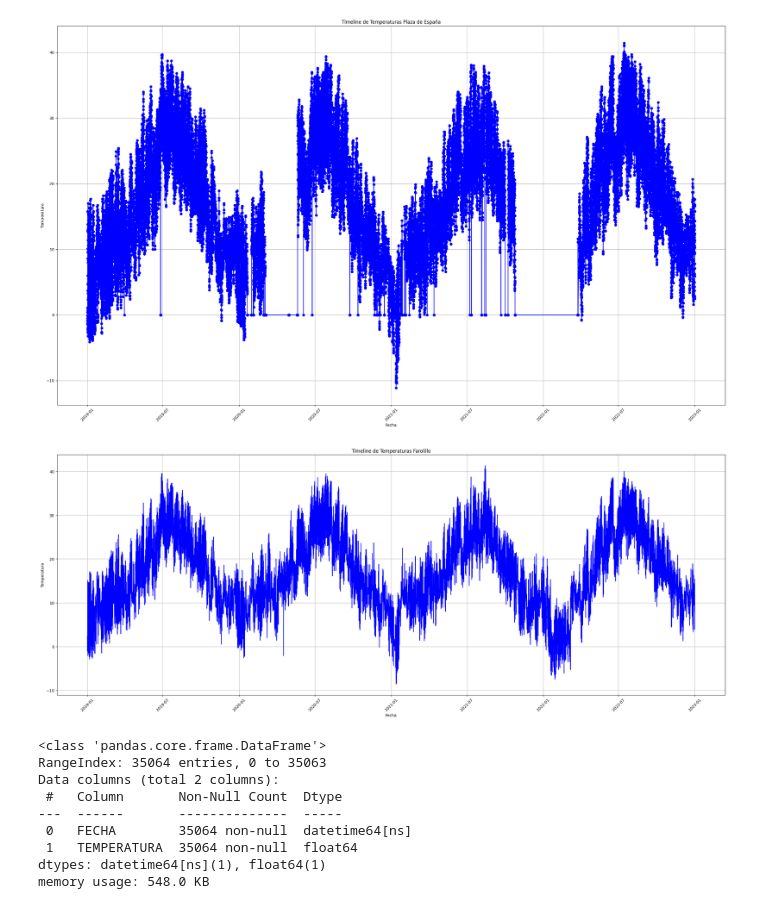
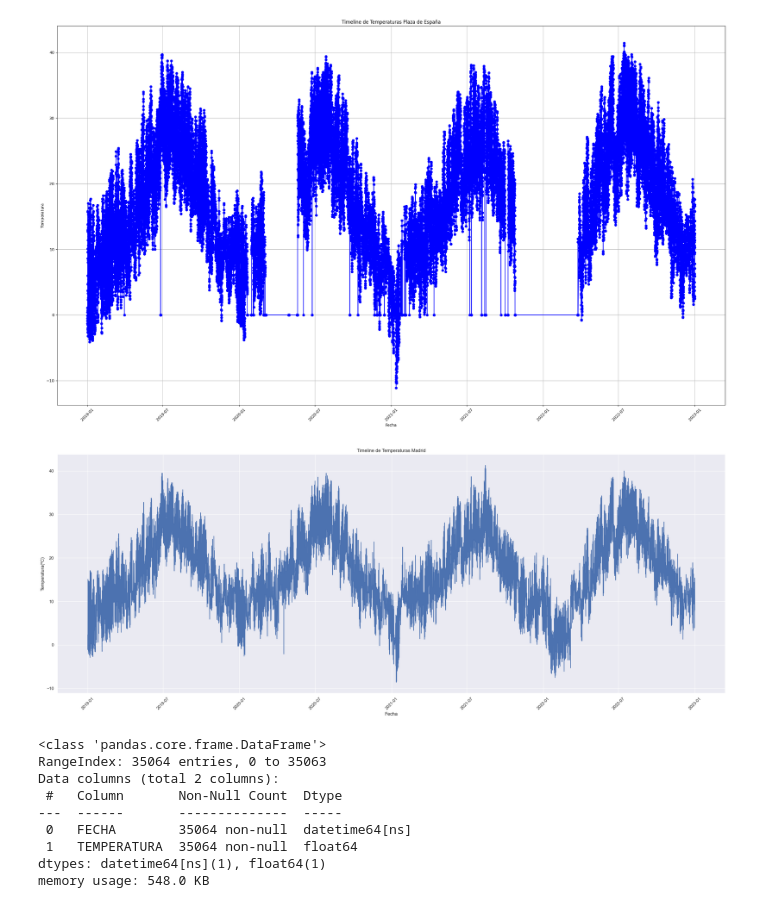
Before and after one commit to dfvinxu/desafio_data, a Jupyter notebook: notebooks/EDA_ML_tiempo_diario.ipynb, the cells around one changed output. Cells and saved outputs as stored; diff of their text form; code cells hidden in the pictures.

```diff
--- a/notebooks/EDA_ML_tiempo_diario.ipynb
+++ b/notebooks/EDA_ML_tiempo_diario.ipynb
@@ -327,18 +327,18 @@ plt.show()
 # %%
 sns.set(style="darkgrid")
 plt.figure(figsize=(25,10))
 plt.plot(df_farolillo['FECHA'], df_farolillo['TEMPERATURA'], linestyle='-', color='b')
 plt.xlabel('Fecha')
-plt.ylabel('Temperatura')
-plt.title('Timeline de Temperaturas Farolillo')
+plt.ylabel('Temperatura(ºC)')
+plt.title('Timeline de Temperaturas Madrid')
 plt.grid(True)
 plt.xticks(rotation=45)
 plt.tight_layout()
 
 # Mostrar el gráfico
 plt.show()
 # %% [output]
-[figure, old version]
+[figure, new version]
 # %%
 df_farolillo = pd.read_csv("../data/temp_ok/farolillo.csv")
 # %%
```
